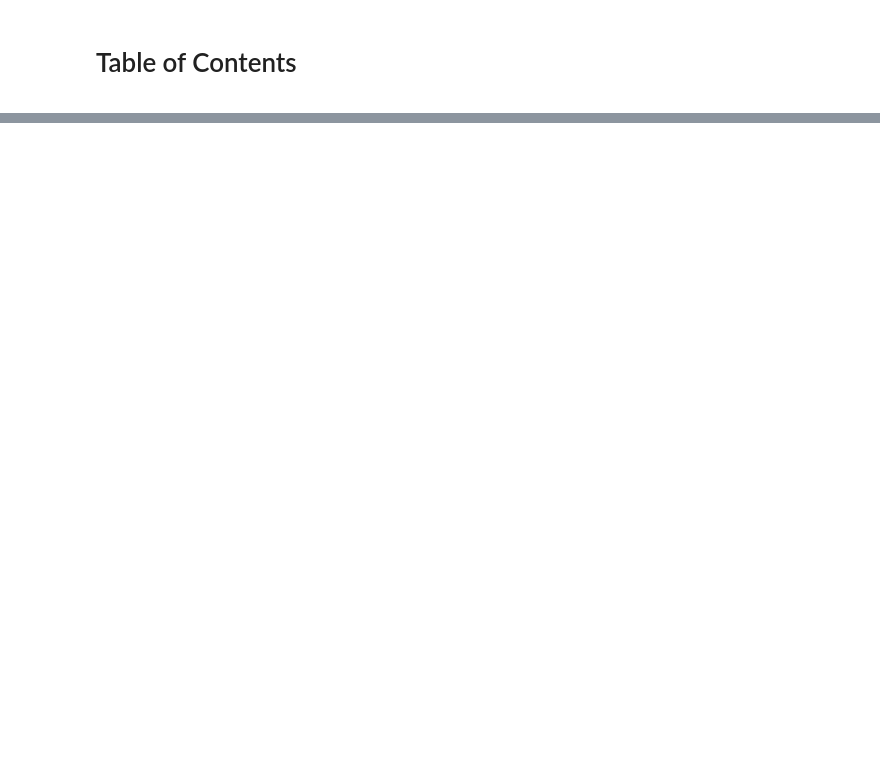
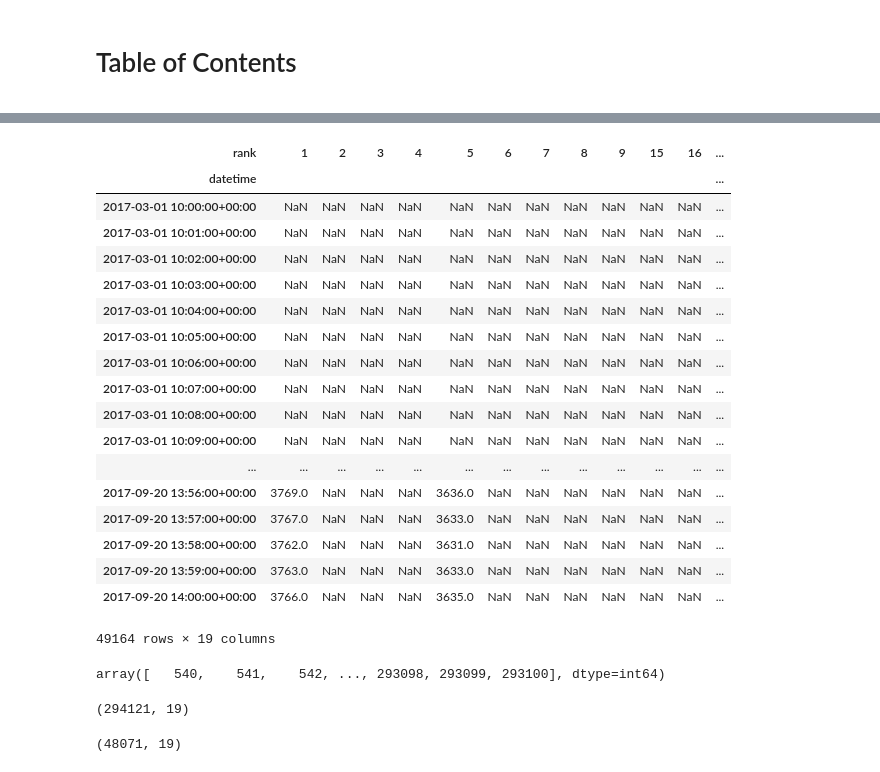
Before and after one commit to Bmerkon/MyToolBox, a Jupyter notebook: DataImport/Untitled1.ipynb, the cells around one changed output, grey strips where cells are left out. Cells and saved outputs as stored; diff of their text form; code cells hidden in the pictures; blank space fills up the shorter version.

```diff
--- a/DataImport/Untitled1.ipynb
+++ b/DataImport/Untitled1.ipynb
@@ -12,0 +49,23 @@ sys.path.append('C:\Wind\Wind.NET.Client\WindNET\bin')
+# %%
+import datetime
+a.ix[a.index.indexer_between_time(datetime.time(10), datetime.time(14))]
+# %% [output]
+| rank | 1 | 2 | 3 | 4 | 5 | 6 | 7 | 8 | 9 | 15 | 16 | ... |
+| datetime |  |  |  |  |  |  |  |  |  |  |  | ... |
+| 2017-03-01 10:00:00+00:00 | NaN | NaN | NaN | NaN | NaN | NaN | NaN | NaN | NaN | NaN | NaN | ... |
+| 2017-03-01 10:01:00+00:00 | NaN | NaN | NaN | NaN | NaN | NaN | NaN | NaN | NaN | NaN | NaN | ... |
+| 2017-03-01 10:02:00+00:00 | NaN | NaN | NaN | NaN | NaN | NaN | NaN | NaN | NaN | NaN | NaN | ... |
+| 2017-03-01 10:03:00+00:00 | NaN | NaN | NaN | NaN | NaN | NaN | NaN | NaN | NaN | NaN | NaN | ... |
+| 2017-03-01 10:04:00+00:00 | NaN | NaN | NaN | NaN | NaN | NaN | NaN | NaN | NaN | NaN | NaN | ... |
+| 2017-03-01 10:05:00+00:00 | NaN | NaN | NaN | NaN | NaN | NaN | NaN | NaN | NaN | NaN | NaN | ... |
+| 2017-03-01 10:06:00+00:00 | NaN | NaN | NaN | NaN | NaN | NaN | NaN | NaN | NaN | NaN | NaN | ... |
+| 2017-03-01 10:07:00+00:00 | NaN | NaN | NaN | NaN | NaN | NaN | NaN | NaN | NaN | NaN | NaN | ... |
+| 2017-03-01 10:08:00+00:00 | NaN | NaN | NaN | NaN | NaN | NaN | NaN | NaN | NaN | NaN | NaN | ... |
+| 2017-03-01 10:09:00+00:00 | NaN | NaN | NaN | NaN | NaN | NaN | NaN | NaN | NaN | NaN | NaN | ... |
+| ... | ... | ... | ... | ... | ... | ... | ... | ... | ... | ... | ... | ... |
+| 2017-09-20 13:56:00+00:00 | 3769.0 | NaN | NaN | NaN | 3636.0 | NaN | NaN | NaN | NaN | NaN | NaN | ... |
+| 2017-09-20 13:57:00+00:00 | 3767.0 | NaN | NaN | NaN | 3633.0 | NaN | NaN | NaN | NaN | NaN | NaN | ... |
+| 2017-09-20 13:58:00+00:00 | 3762.0 | NaN | NaN | NaN | 3631.0 | NaN | NaN | NaN | NaN | NaN | NaN | ... |
+| 2017-09-20 13:59:00+00:00 | 3763.0 | NaN | NaN | NaN | 3633.0 | NaN | NaN | NaN | NaN | NaN | NaN | ... |
+| 2017-09-20 14:00:00+00:00 | 3766.0 | NaN | NaN | NaN | 3635.0 | NaN | NaN | NaN | NaN | NaN | NaN | ... |
+49164 rows × 19 columns
@@ -12,0 +74,4 @@ sys.path.append('C:\Wind\Wind.NET.Client\WindNET\bin')
+# %%
+b
+# %% [output]
+array([   540,    541,    542, ..., 293098, 293099, 293100], dtype=int64)
@@ -12,0 +80,8 @@ sys.path.append('C:\Wind\Wind.NET.Client\WindNET\bin')
+# %%
+a.shape
+# %% [output]
+(294121, 19)
+# %%
+dp.shape
+# %% [output]
+(48071, 19)
```
Also changed, not shown: parts of 18 cells of this notebook, 8 other files.
